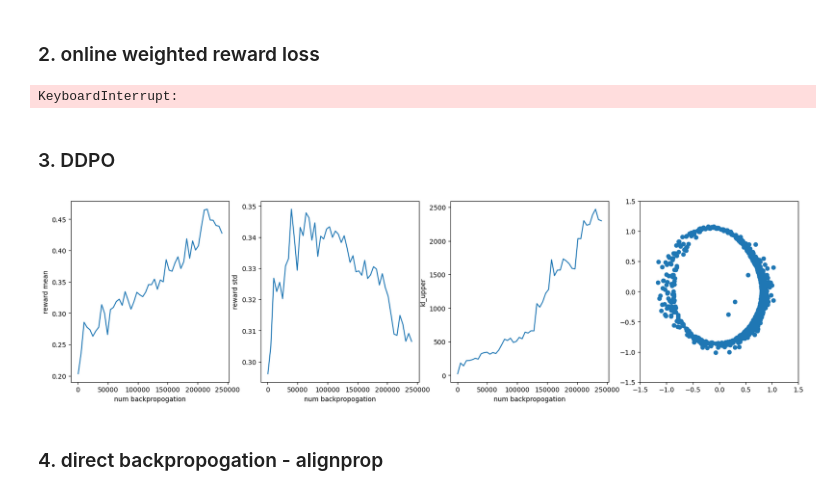
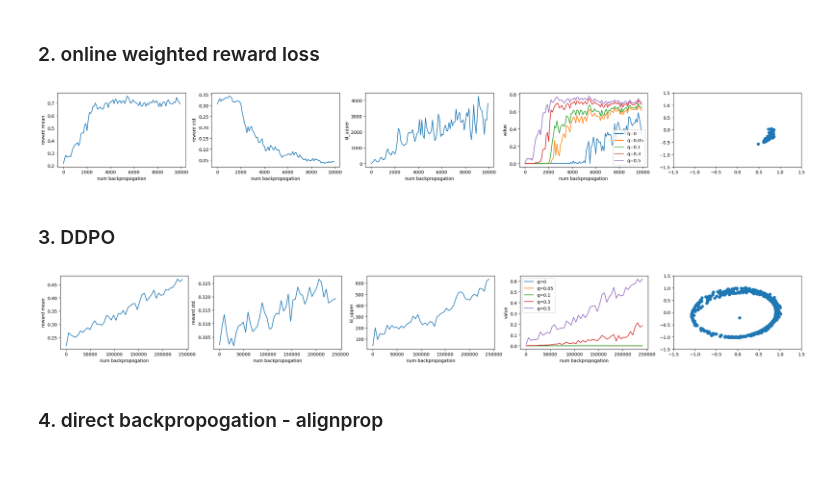
Before and after one commit to TZW1998/reward_optimization, a Jupyter notebook: reward_opt.ipynb, the cells around one changed output. Cells and saved outputs as stored; diff of their text form; code cells hidden in the pictures; blank space fills up the shorter version.

```diff
--- a/reward_opt.ipynb
+++ b/reward_opt.ipynb
@@ -429,13 +444,7 @@ batch_size = 10
 eta = 0.5
 optimizer = torch.optim.Adam(aligned_model.parameters(), lr=lr)
 
-online_wrl_stats = {
-    "reward_mean":[],
-    "reward_std":[],
-    "eval_samples":[],
-    "kl_upper":[],
-    "num_backprop":[]
-}
+online_wrl_stats = logger()
 log_interval = 10
 eval_dataset_size = 1000
 visualize = False
@@ -475,11 +484,7 @@ for epoch in progress:
             eval_sample_points, eval_kl_upper = ddim_sampling_with_kl(aligned_model, model, eval_dataset_size, total_steps=50, eta = 1)
             # logging
             eval_rewards = reward_fn(eval_sample_points)
-            online_wrl_stats["reward_mean"].append(eval_rewards.mean())
-            online_wrl_stats["reward_std"].append(eval_rewards.std())
-            online_wrl_stats["eval_samples"].append(eval_sample_points.copy())
-            online_wrl_stats["num_backprop"].append(num_backprop)
-            online_wrl_stats["kl_upper"].append(eval_kl_upper.item())
+            online_wrl_stats.update(eval_rewards, eval_sample_points, num_backprop, eval_kl_upper)
 
             if visualize:
                 plt.figure(figsize=(2,2))
@@ -489,17 +494,13 @@ for epoch in progress:
                 plt.title("epoch:{}".format(epoch))
                 plt.show()
 
-            last_stats = {
-                            "reward_mean":online_wrl_stats["reward_mean"][-1],
-                            "reward_std":online_wrl_stats["reward_std"][-1],
-                            "num_backprop":online_wrl_stats["num_backprop"][-1],
-                            "kl_upper":online_wrl_stats["kl_upper"][-1]
-                        }
-            progress.set_postfix(last_stats)
 
-visualize_stats(online_wrl_stats)
+            progress.set_postfix(online_wrl_stats.get_postfix())
+
+# plot
+online_wrl_stats.visualize()
 # %% [output]
-KeyboardInterrupt:
+[figure, added]
 # %% [markdown]
 ### 3. DDPO
 # %%
@@ -516,13 +517,7 @@ adv_clip_max = 5
 clip_range = 0.1
 optimizer = torch.optim.Adam(aligned_model.parameters(), lr=lr)
 
-ddpo_stats = {
-    "reward_mean":[],
-    "reward_std":[],
-    "eval_samples":[],
-    "kl_upper":[],
-    "num_backprop":[]
-}
+ddpo_stats = logger()
 log_interval = 10
 eval_dataset_size = 1000
 visualize = False
@@ -579,47 +574,38 @@ for epoch in progress:
             clipped_loss = - clipped_ratio * cliped_advantage
 
 
             sample_loss += torch.maximum(clipped_loss, unclipped_loss)
 
         loss = torch.mean(sample_loss)
 
         loss.backward()
         num_backprop += len(batch_data) * timestep
         # grad clipping
         torch.nn.utils.clip_grad_norm_(aligned_model.parameters(), 1)
         optimizer.step()
         totals += len(batch_idx)
         avg_loss += loss.item() * len(batch_idx)
 
         if step % log_interval == 0:
             eval_sample_points, eval_kl_upper = ddim_sampling_with_kl(aligned_model,model, eval_dataset_size, total_steps=50, eta = 1)
             # logging
             eval_rewards = reward_fn(eval_sample_points)
-            ddpo_stats["reward_mean"].append(eval_rewards.mean())
-            ddpo_stats["reward_std"].append(eval_rewards.std())
-            ddpo_stats["eval_samples"].append(eval_sample_points.copy())
-            ddpo_stats["kl_upper"].append(eval_kl_upper.item())
-            ddpo_stats["num_backprop"].append(num_backprop)
+            ddpo_stats.update(eval_rewards, eval_sample_points, num_backprop, eval_kl_upper)
 
             if visualize:
                 plt.figure(figsize=(2,2))
                 plt.scatter(eval_sample_points[:,0], eval_sample_points[:,1], s=5, alpha=0.6)
                 plt.xlim(-1.5,1.5)
                 plt.ylim(-1.5,1.5)
                 plt.title("epoch:{}".format(epoch))
                 plt.show()
 
-            last_stats = {
-                            "reward_mean":ddpo_stats["reward_mean"][-1],
-                            "reward_std":ddpo_stats["reward_std"][-1],
-                            "num_backprop":ddpo_stats["num_backprop"][-1],
-                            "kl_upper":ddpo_stats["kl_upper"][-1]
-                        }
-            progress.set_postfix(last_stats)
+            progress.set_postfix(ddpo_stats.get_postfix())
 
-visualize_stats(ddpo_stats)
+# plot
+ddpo_stats.visualize()
 # %% [output]
-[figure, old version]
+[figure, new version]
 # %% [markdown]
 ### 4. direct backpropogation - alignprop
 # %%
```
Also changed, not shown: parts of 12 cells of this notebook.
